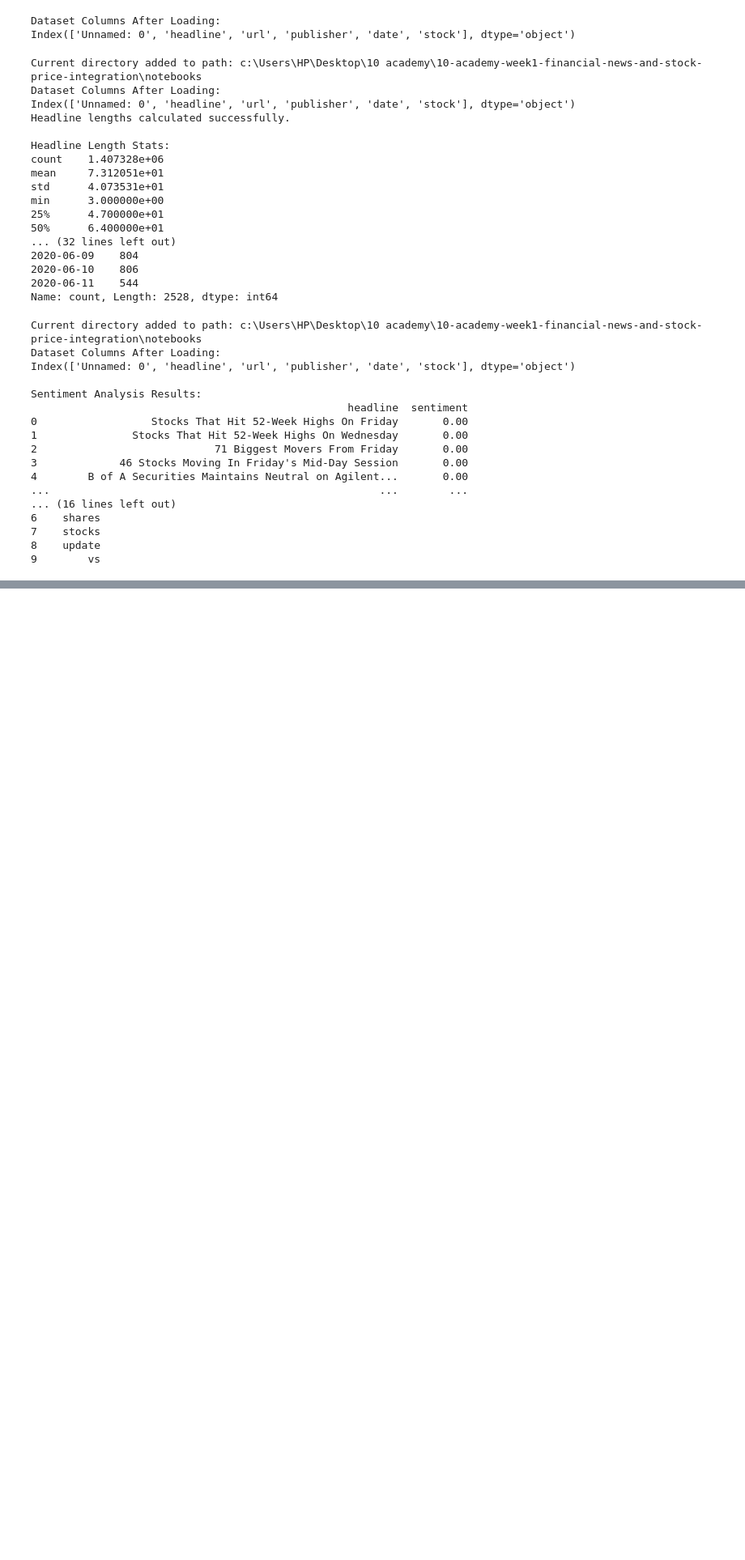
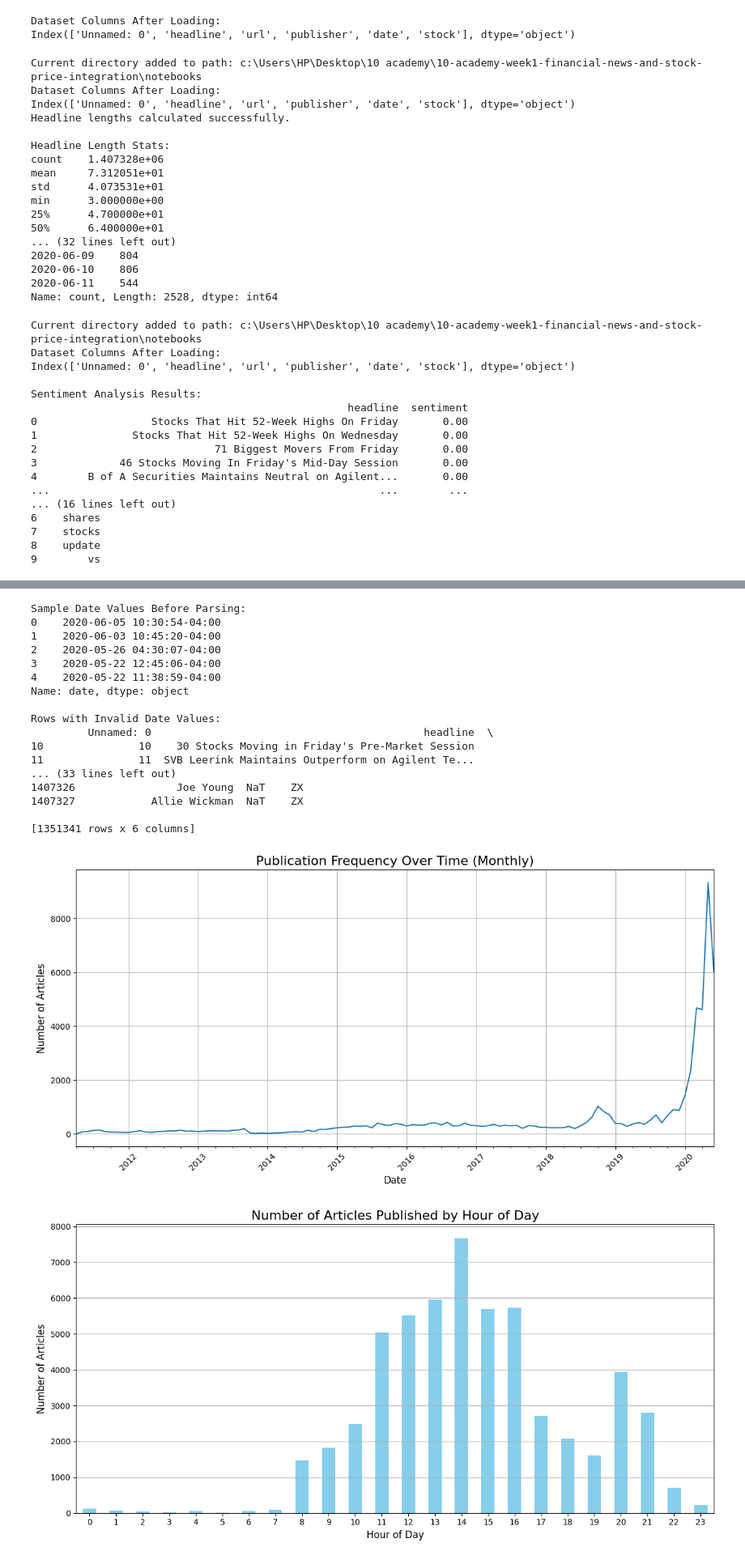
Before and after one commit to gashawgedef/10-academy-week1-financial-news-and-stock-price-integration, a Jupyter notebook: notebooks/analysis_notebook.ipynb, the cells around one changed output, grey strips where cells are left out. Shown at 81% size. Cells and saved outputs as stored; diff of their text form; code cells hidden in the pictures; blank space fills up the shorter version.

```diff
--- a/notebooks/analysis_notebook.ipynb
+++ b/notebooks/analysis_notebook.ipynb
@@ -329,0 +343,56 @@ SystemExit: 1
+# %%
+import sys
+import os
+from time_series_analysis import (
+    load_data,
+    publication_frequency_over_time,
+    analyze_publishing_times,
+    plot_publication_frequency,
+    plot_publishing_times,
+    articles_per_publisher,
+    extract_unique_publisher_domains,
+    plot_articles_per_publisher,
+    plot_unique_publisher_domains,
+)
+
+# Path to your CSV file
+file_path = "../data/raw_analyst_ratings.csv"  # Adjust the file path as necessary
+
+# Load the dataset
+df = load_data(file_path)
+
+# Time Series Analysis: Publication Frequency Over Time
+publication_count = publication_frequency_over_time(df)
+plot_publication_frequency(publication_count)
+
+# Time Series Analysis: Publishing Times
+publishing_times = analyze_publishing_times(df)
+plot_publishing_times(publishing_times)
+
+# Publisher Analysis: Articles Per Publisher
+publisher_stats = articles_per_publisher(df)
+plot_articles_per_publisher(publisher_stats)
+
+# Publisher Analysis: Unique Publisher Domains
+unique_domains = extract_unique_publisher_domains(df)
+plot_unique_publisher_domains(unique_domains)
+# %% [output]
+Sample Date Values Before Parsing:
+0    2020-06-05 10:30:54-04:00
+1    2020-06-03 10:45:20-04:00
+2    2020-05-26 04:30:07-04:00
+3    2020-05-22 12:45:06-04:00
+4    2020-05-22 11:38:59-04:00
+Name: date, dtype: object
+
+Rows with Invalid Date Values:
+         Unnamed: 0                                           headline  \
+10               10    30 Stocks Moving in Friday's Pre-Market Session
+11               11  SVB Leerink Maintains Outperform on Agilent Te...
+... (33 lines left out)
+1407326                Joe Young  NaT    ZX
+1407327            Allie Wickman  NaT    ZX
+
+[1351341 rows x 6 columns]
+[figure, added]
+[figure, added]
```
Also changed, not shown: parts of 5 cells of this notebook, 6 other files.
